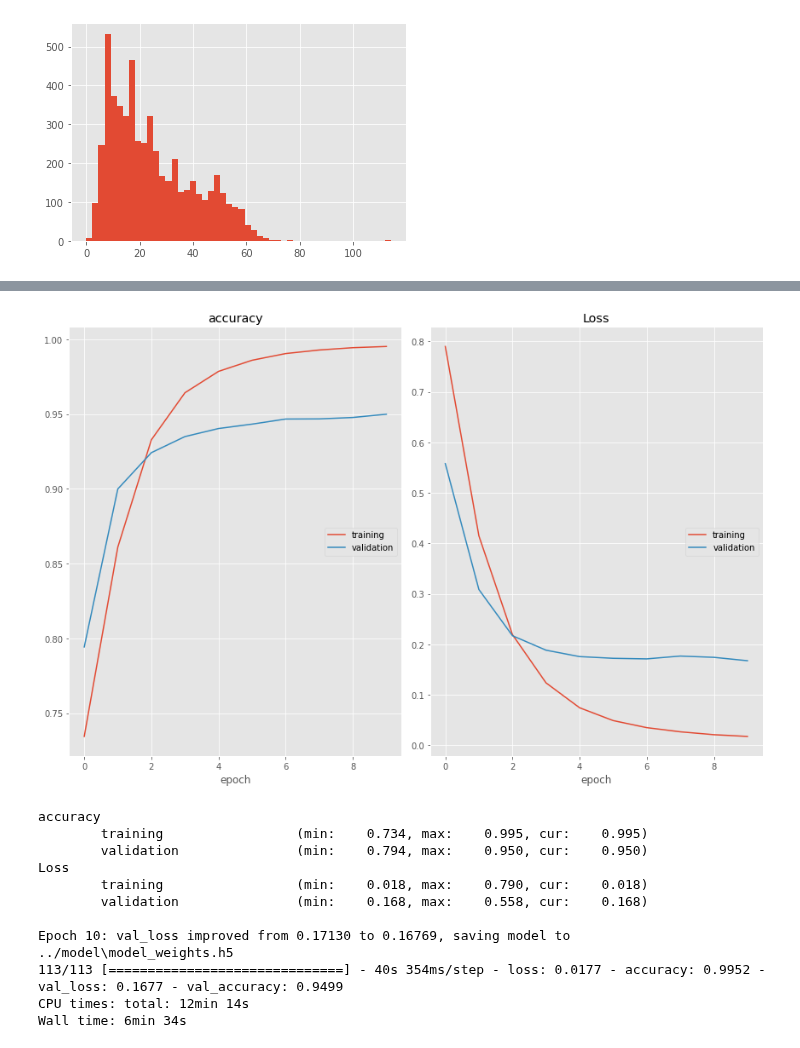
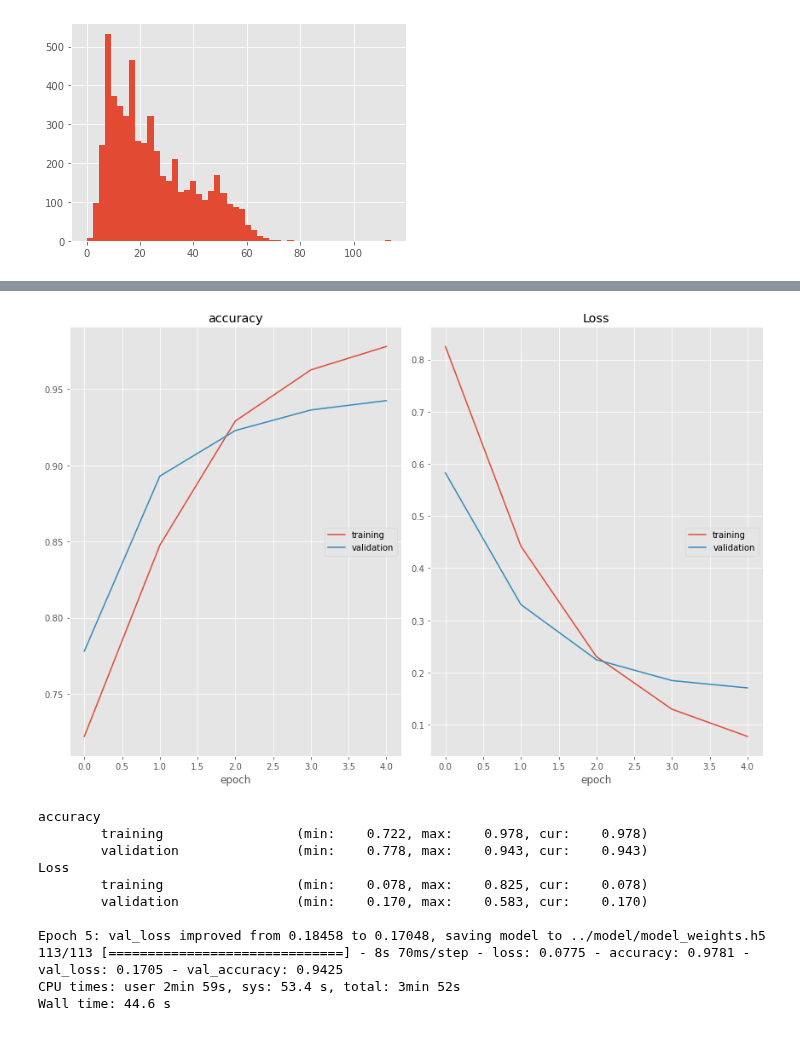
Before and after one commit to fathanick/Word-level-Indonesian-Javanese-English-code-mixed-language-identification, a Jupyter notebook: deep learning/lstm.ipynb, the cells around one changed output, grey strips where cells are left out. Cells and saved outputs as stored; diff of their text form; code cells hidden in the pictures.

Commit message:
update lstm training

```diff
--- a/deep learning/lstm.ipynb
+++ b/deep learning/lstm.ipynb
@@ -97,41 +95,41 @@ import tensorflow_addons as tfa
 # %%
 model.compile(optimizer="adam",
               loss="sparse_categorical_crossentropy",
-              metrics=["accuracy", tfa.metrics.F1Score(num_classes=num_tags, threshold=0.5)])
+              metrics=["accuracy"])
 # %%
 from tensorflow.keras.callbacks import ModelCheckpoint, EarlyStopping
 from livelossplot.tf_keras import PlotLossesCallback
 # %%
 %%time
 
 chkpt = ModelCheckpoint("../model/model_weights.h5", monitor='val_loss',verbose=1, save_best_only=True, save_weights_only=True, mode='min')
 
 early_stopping = EarlyStopping(monitor='val_accuracy', min_delta=0, patience=2, verbose=0, mode='max', baseline=None, restore_best_weights=False)
 
 callbacks = [PlotLossesCallback(), chkpt, early_stopping]
 
 history = model.fit(
     x=x_train,
     y=y_train,
     validation_data=(x_test,y_test),
     batch_size=32,
-    epochs=10,
+    epochs=5,
     callbacks=callbacks,
     verbose=1
 )
 # %% [output]
-[figure, old version]
+[figure, new version]
 accuracy
-        training                 (min:    0.734, max:    0.995, cur:    0.995)
-        validation               (min:    0.794, max:    0.950, cur:    0.950)
+        training                 (min:    0.722, max:    0.978, cur:    0.978)
+        validation               (min:    0.778, max:    0.943, cur:    0.943)
 Loss
-        training                 (min:    0.018, max:    0.790, cur:    0.018)
-        validation               (min:    0.168, max:    0.558, cur:    0.168)
+        training                 (min:    0.078, max:    0.825, cur:    0.078)
+        validation               (min:    0.170, max:    0.583, cur:    0.170)
 
-Epoch 10: val_loss improved from 0.17130 to 0.16769, saving model to ../model\model_weights.h5
-113/113 [==============================] - 40s 354ms/step - loss: 0.0177 - accuracy: 0.9952 - val_loss: 0.1677 - val_accuracy: 0.9499
-CPU times: total: 12min 14s
-Wall time: 6min 34s
+Epoch 5: val_loss improved from 0.18458 to 0.17048, saving model to ../model/model_weights.h5
+113/113 [==============================] - 8s 70ms/step - loss: 0.0775 - accuracy: 0.9781 - val_loss: 0.1705 - val_accuracy: 0.9425
+CPU times: user 2min 59s, sys: 53.4 s, total: 3min 52s
+Wall time: 44.6 s
 # %%
 model.evaluate(x_test, y_test)
 # %% [output]
```
Also changed, not shown: parts of 10 cells of this notebook.
